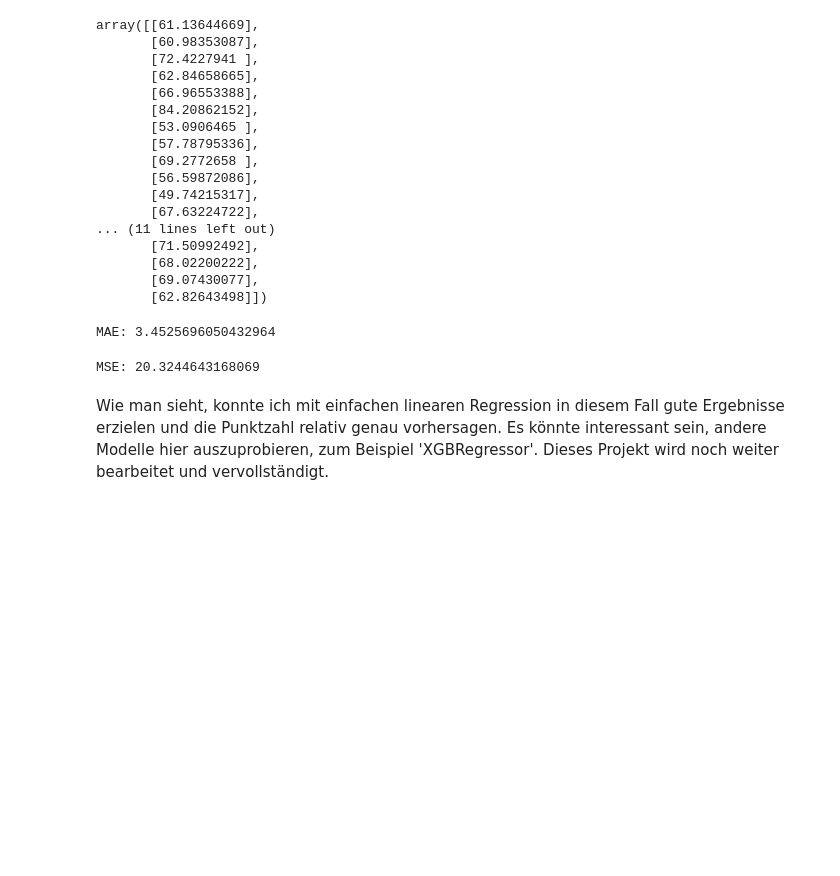
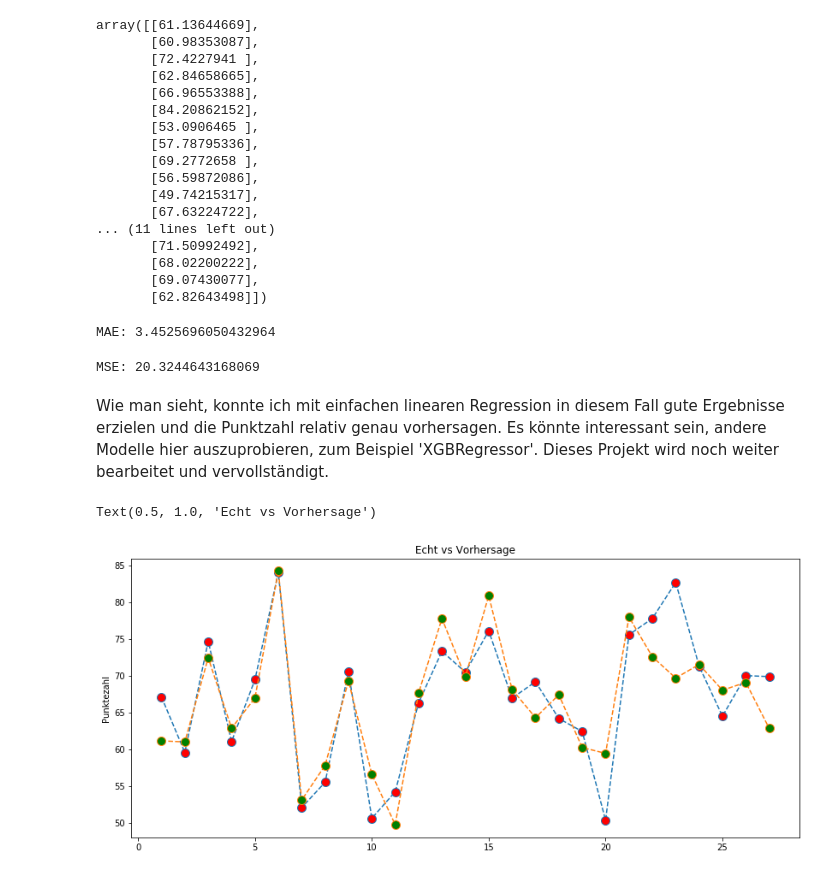
Before and after one commit to GabrielMichael/Predict-Student-Perfomance, a Jupyter notebook: Student Perfomace Project.ipynb, the cells around one changed output. Saved outputs shown, nothing was run; the diff lists cells and outputs as text; code cells hidden in the pictures; blank space fills up the shorter version.

```diff
--- a/Student Perfomace Project.ipynb
+++ b/Student Perfomace Project.ipynb
@@ -286,3 +286,15 @@ MSE: 20.3244643168069
 # %% [markdown]
 Wie man sieht, konnte ich mit einfachen linearen Regression in diesem Fall gute Ergebnisse erzielen und die Punktzahl relativ genau vorhersagen.
 Es könnte interessant sein, andere Modelle hier auszuprobieren, zum Beispiel 'XGBRegressor'. Dieses Projekt wird noch weiter bearbeitet und vervollständigt.
+# %%
+#Visualisiere die Ergebnisse
+plt.figure(figsize=(14,6))
+plt.plot(range(1,28), y_test, linestyle='dashed', marker='o',
+         markerfacecolor='red', markersize=10)
+plt.plot(range(1,28), predictions,linestyle='dashed', marker='o',
+         markerfacecolor='green', markersize=10)
+plt.ylabel('Punktezahl')
+plt.title('Echt vs Vorhersage')
+# %% [output]
+Text(0.5, 1.0, 'Echt vs Vorhersage')
+[figure, added]
```
